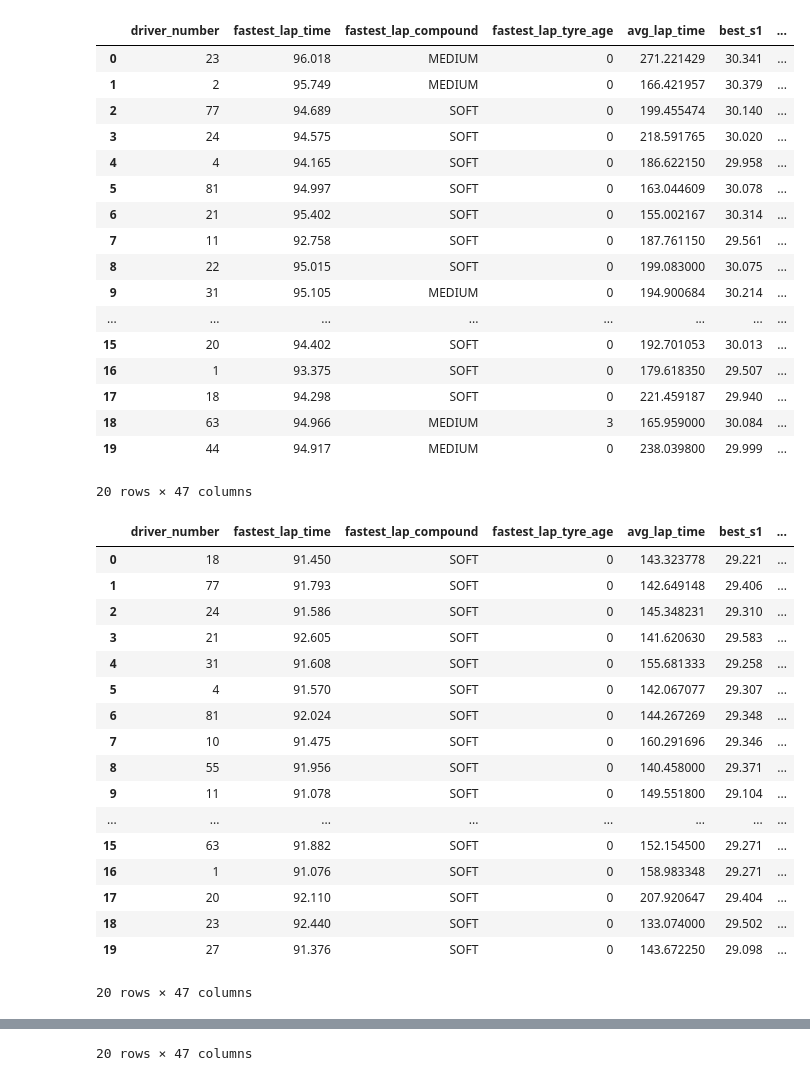
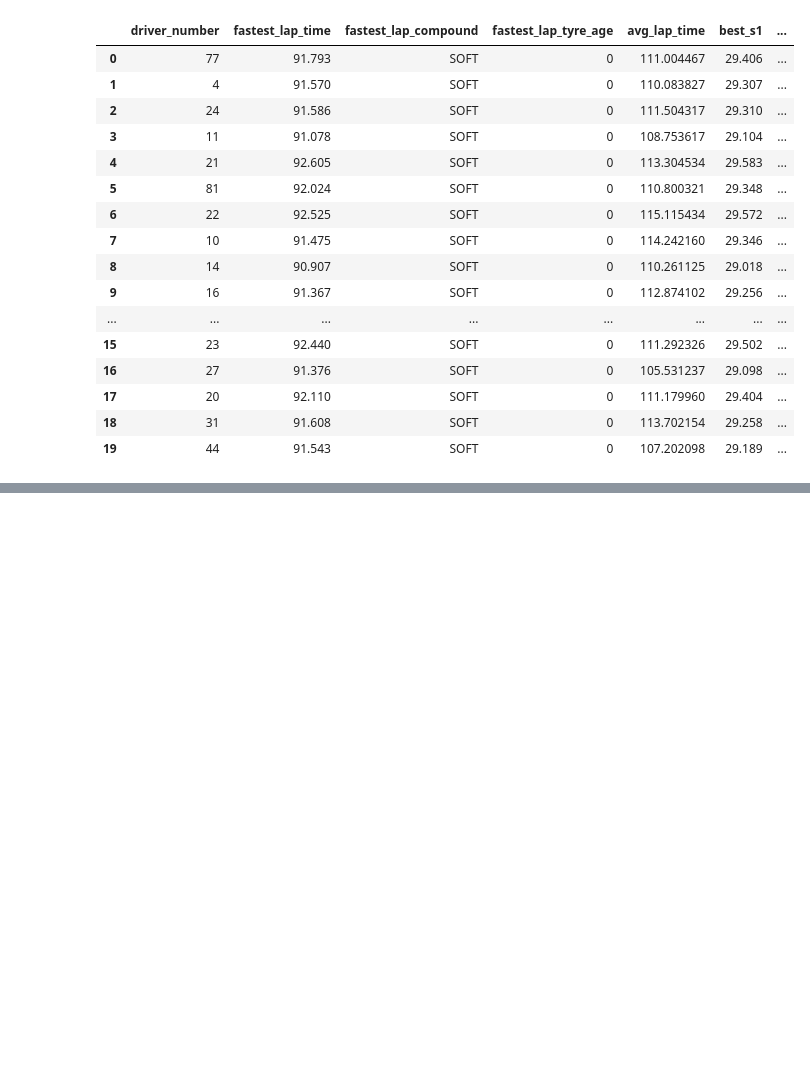
Before and after one commit to ATRedshaw/f1-forecasting, a Jupyter notebook: notebooks/data.ipynb, the cells around one changed output, grey strips where cells are left out. Saved outputs shown, nothing was run; the diff lists cells and outputs as text; code cells hidden in the pictures; blank space fills up the shorter version.

Commit message:
Collation of practice data; null handling and flags

```diff
--- a/notebooks/data.ipynb
+++ b/notebooks/data.ipynb
@@ -16,50 +16,39 @@ race_weekends = get_all_race_weekends()
 # %%
 from utils.laps import *
 practice_1_test_session_key = '7765'
 practice_2_test_session_key = '7766'
 practice_3_test_session_key = '7767'
 
-p1_lap_data = extract_data_from_session(practice_session_combined_data(practice_1_test_session_key))
-p2_lap_data = extract_data_from_session(practice_session_combined_data(practice_2_test_session_key))
-p3_lap_data = extract_data_from_session(practice_session_combined_data(practice_3_test_session_key))
+# Get the lap data
+p1_lap_data = practice_session_combined_data(practice_1_test_session_key)
+p2_lap_data = practice_session_combined_data(practice_2_test_session_key)
+p3_lap_data = practice_session_combined_data(practice_3_test_session_key)
 
-display(p1_lap_data)
-display(p2_lap_data)
-display(p3_lap_data)
+# Combine data and extract statistics
+all_practice_data = combine_all_practices([p1_lap_data, p2_lap_data, p3_lap_data])
+practice_statistics = extract_data_from_session(all_practice_data)
+
+# Fill nans and create ran flags
+practice_statistics = create_ran_flags(practice_statistics)
+practice_statistics = fill_not_ran_nan(practice_statistics)
+
+with pd.option_context('display.max_rows', None, 'display.max_columns', None):
+    display(practice_statistics)
 # %% [output]
 |  | driver_number | fastest_lap_time | fastest_lap_compound | fastest_lap_tyre_age | avg_lap_time | best_s1 | ... |
-| 0 | 23 | 96.018 | MEDIUM | 0 | 271.221429 | 30.341 | ... |
-| 1 | 2 | 95.749 | MEDIUM | 0 | 166.421957 | 30.379 | ... |
-| 2 | 77 | 94.689 | SOFT | 0 | 199.455474 | 30.140 | ... |
-| 3 | 24 | 94.575 | SOFT | 0 | 218.591765 | 30.020 | ... |
-| 4 | 4 | 94.165 | SOFT | 0 | 186.622150 | 29.958 | ... |
-| 5 | 81 | 94.997 | SOFT | 0 | 163.044609 | 30.078 | ... |
-| 6 | 21 | 95.402 | SOFT | 0 | 155.002167 | 30.314 | ... |
-| 7 | 11 | 92.758 | SOFT | 0 | 187.761150 | 29.561 | ... |
-| 8 | 22 | 95.015 | SOFT | 0 | 199.083000 | 30.075 | ... |
-| 9 | 31 | 95.105 | MEDIUM | 0 | 194.900684 | 30.214 | ... |
+| 0 | 77 | 91.793 | SOFT | 0 | 111.004467 | 29.406 | ... |
+| 1 | 4 | 91.570 | SOFT | 0 | 110.083827 | 29.307 | ... |
+| 2 | 24 | 91.586 | SOFT | 0 | 111.504317 | 29.310 | ... |
+| 3 | 11 | 91.078 | SOFT | 0 | 108.753617 | 29.104 | ... |
+| 4 | 21 | 92.605 | SOFT | 0 | 113.304534 | 29.583 | ... |
+| 5 | 81 | 92.024 | SOFT | 0 | 110.800321 | 29.348 | ... |
+| 6 | 22 | 92.525 | SOFT | 0 | 115.115434 | 29.572 | ... |
+| 7 | 10 | 91.475 | SOFT | 0 | 114.242160 | 29.346 | ... |
+| 8 | 14 | 90.907 | SOFT | 0 | 110.261125 | 29.018 | ... |
+| 9 | 16 | 91.367 | SOFT | 0 | 112.874102 | 29.256 | ... |
 | ... | ... | ... | ... | ... | ... | ... | ... |
-| 15 | 20 | 94.402 | SOFT | 0 | 192.701053 | 30.013 | ... |
-| 16 | 1 | 93.375 | SOFT | 0 | 179.618350 | 29.507 | ... |
-| 17 | 18 | 94.298 | SOFT | 0 | 221.459187 | 29.940 | ... |
-| 18 | 63 | 94.966 | MEDIUM | 3 | 165.959000 | 30.084 | ... |
-| 19 | 44 | 94.917 | MEDIUM | 0 | 238.039800 | 29.999 | ... |
+| 15 | 23 | 92.440 | SOFT | 0 | 111.292326 | 29.502 | ... |
+| 16 | 27 | 91.376 | SOFT | 0 | 105.531237 | 29.098 | ... |
+| 17 | 20 | 92.110 | SOFT | 0 | 111.179960 | 29.404 | ... |
+| 18 | 31 | 91.608 | SOFT | 0 | 113.702154 | 29.258 | ... |
+| 19 | 44 | 91.543 | SOFT | 0 | 107.202098 | 29.189 | ... |
-20 rows × 47 columns
-|  | driver_number | fastest_lap_time | fastest_lap_compound | fastest_lap_tyre_age | avg_lap_time | best_s1 | ... |
-| 0 | 18 | 91.450 | SOFT | 0 | 143.323778 | 29.221 | ... |
-| 1 | 77 | 91.793 | SOFT | 0 | 142.649148 | 29.406 | ... |
-| 2 | 24 | 91.586 | SOFT | 0 | 145.348231 | 29.310 | ... |
-| 3 | 21 | 92.605 | SOFT | 0 | 141.620630 | 29.583 | ... |
-| 4 | 31 | 91.608 | SOFT | 0 | 155.681333 | 29.258 | ... |
-| 5 | 4 | 91.570 | SOFT | 0 | 142.067077 | 29.307 | ... |
-| 6 | 81 | 92.024 | SOFT | 0 | 144.267269 | 29.348 | ... |
-| 7 | 10 | 91.475 | SOFT | 0 | 160.291696 | 29.346 | ... |
-| 8 | 55 | 91.956 | SOFT | 0 | 140.458000 | 29.371 | ... |
-| 9 | 11 | 91.078 | SOFT | 0 | 149.551800 | 29.104 | ... |
-| ... | ... | ... | ... | ... | ... | ... | ... |
-| 15 | 63 | 91.882 | SOFT | 0 | 152.154500 | 29.271 | ... |
-| 16 | 1 | 91.076 | SOFT | 0 | 158.983348 | 29.271 | ... |
-| 17 | 20 | 92.110 | SOFT | 0 | 207.920647 | 29.404 | ... |
-| 18 | 23 | 92.440 | SOFT | 0 | 133.074000 | 29.502 | ... |
-| 19 | 27 | 91.376 | SOFT | 0 | 143.672250 | 29.098 | ... |
-20 rows × 47 columns
@@ -83 +54,0 @@ display(p3_lap_data)
-20 rows × 47 columns
```
Also changed, not shown: parts of 2 cells of this notebook, 1 other file.
